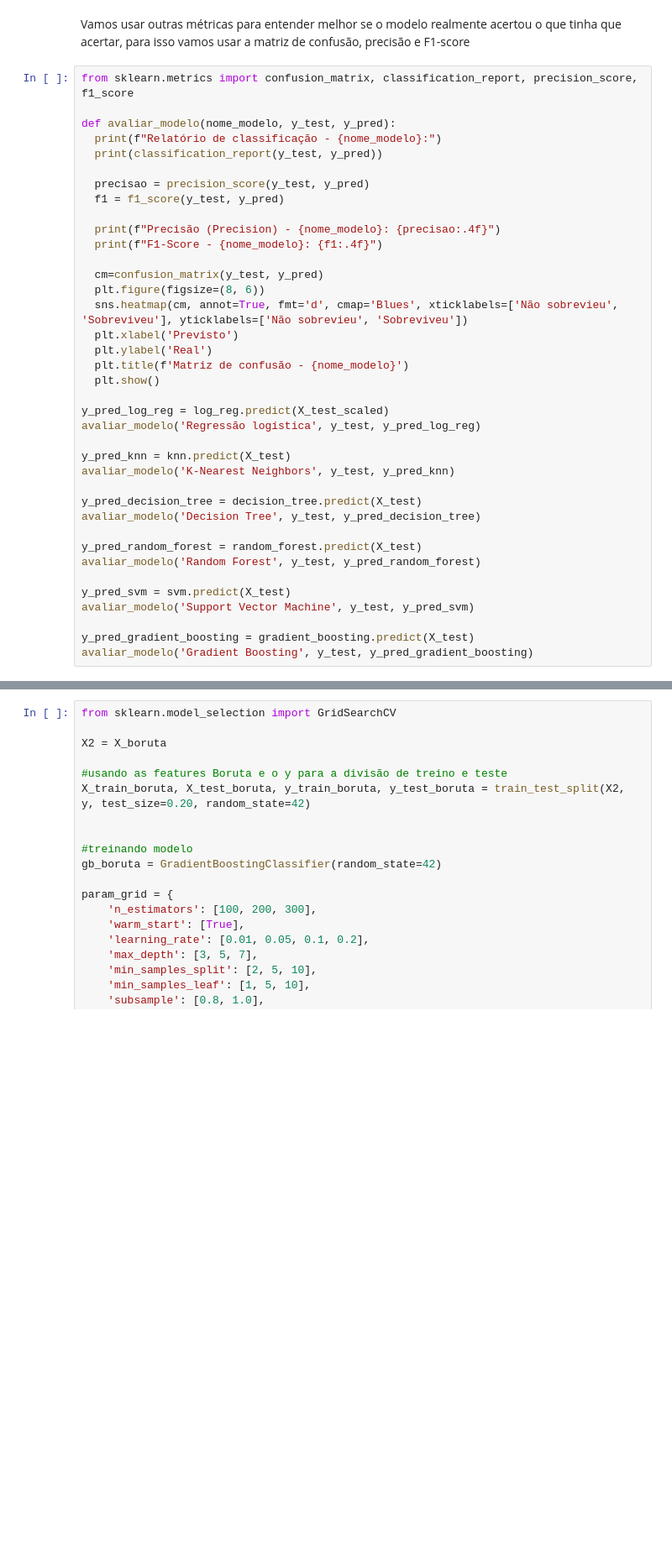
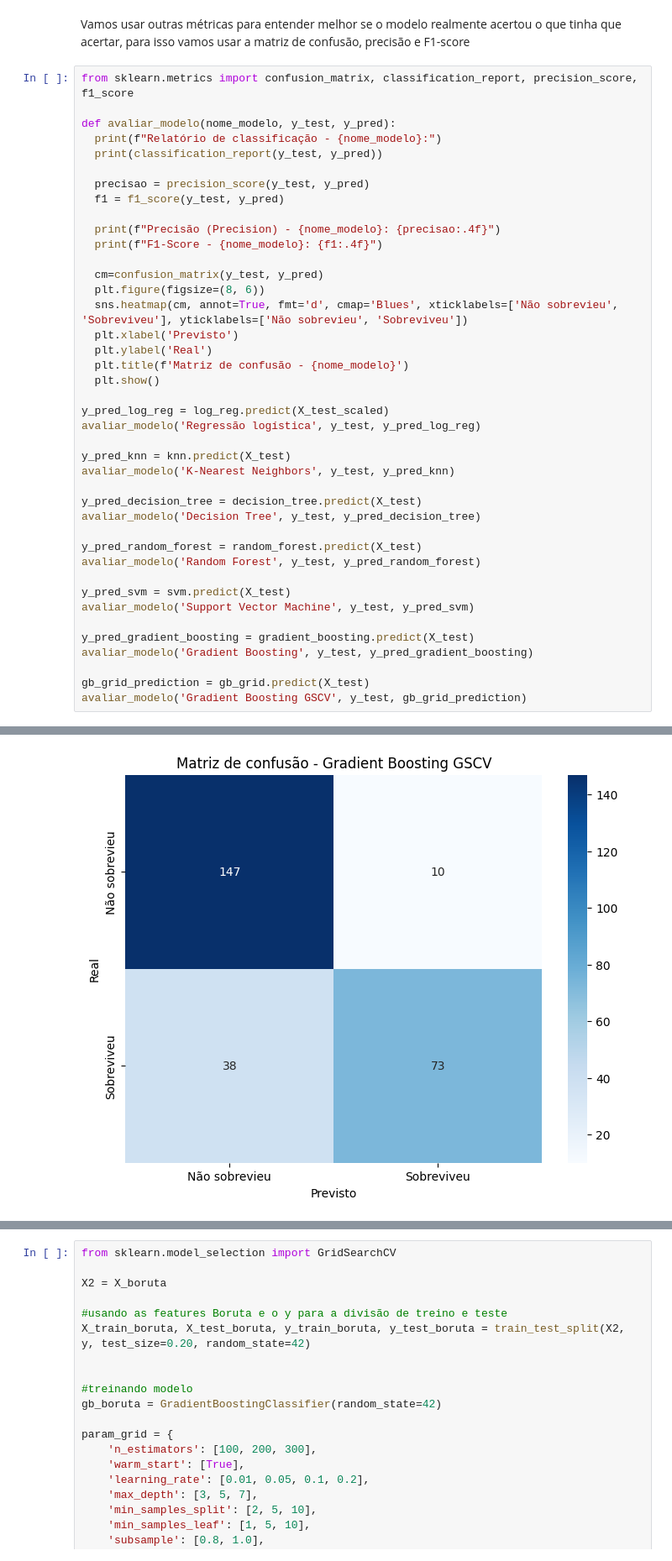
Before and after one commit to varsantos/Data_science, a Jupyter notebook: Titanic.ipynb, the cells around one changed output, grey strips where cells are left out. Shown at 84% size. Saved outputs shown, nothing was run; the diff lists cells and outputs as text; blank space fills up the shorter version.

```diff
--- a/Titanic.ipynb
+++ b/Titanic.ipynb
@@ -960,6 +958,9 @@ avaliar_modelo('Support Vector Machine', y_test, y_pred_svm)
 
 y_pred_gradient_boosting = gradient_boosting.predict(X_test)
 avaliar_modelo('Gradient Boosting', y_test, y_pred_gradient_boosting)
+
+gb_grid_prediction = gb_grid.predict(X_test)
+avaliar_modelo('Gradient Boosting GSCV', y_test, gb_grid_prediction)
 # %% [output]
 Relatório de classificação - Regressão logística:
               precision    recall  f1-score   support
@@ -1042,2 +1055,3 @@ F1-Score - Gradient Boosting: 0.7310
+[figure, added]
 # %% [markdown]
 O modelo que teve o melhor desempenho foi o *Gradient Boosting*, pois nos apresentou uma maior acurácia como também uma melhor precisão e bom F1-Score. Vamos agora aplicar as features selecionadas pelo *Boruta* e ver como o modelo perfoma.
```
Also changed, not shown: parts of 16 cells of this notebook.
